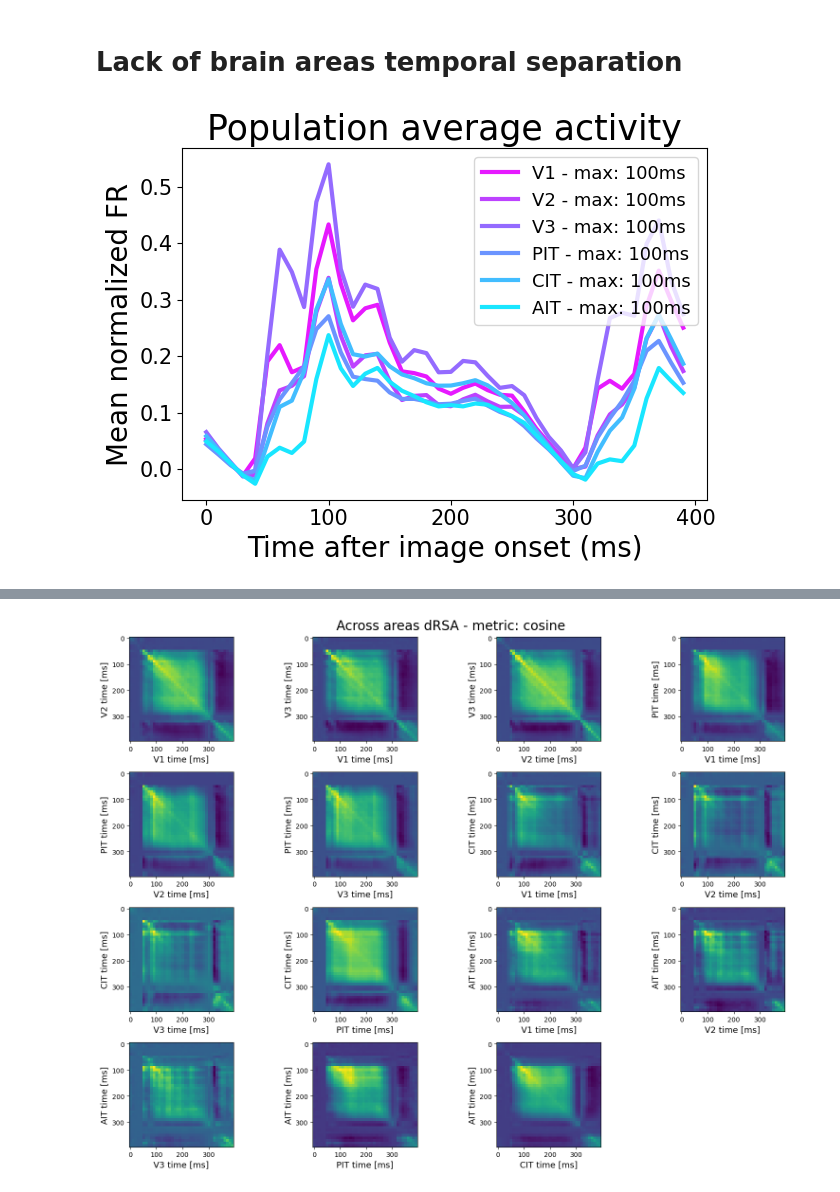
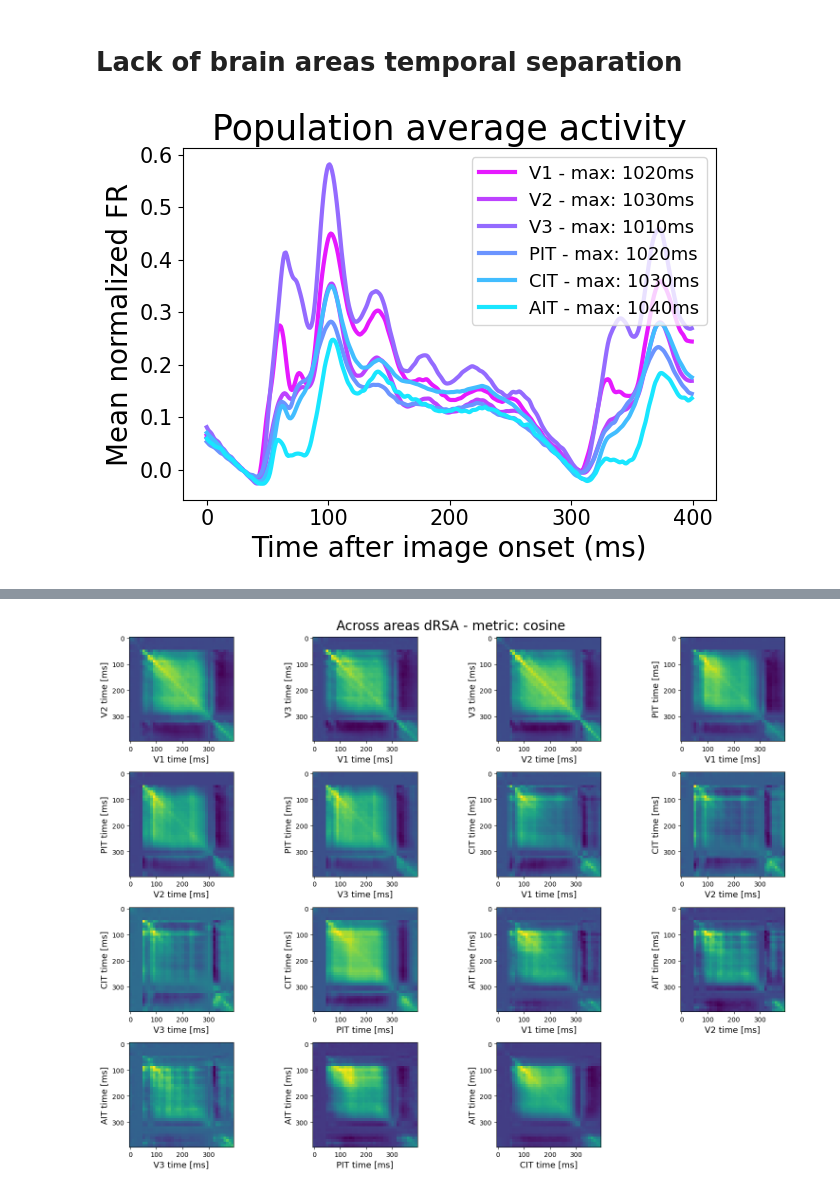
Before and after one commit to TizianoCausin01/temporal_context, a Jupyter notebook: python_scripts/scripts/figures_research_proposal.ipynb, the cells around one changed output, grey strips where cells are left out. Cells and saved outputs as stored; diff of their text form; code cells hidden in the pictures.

```diff
--- a/python_scripts/scripts/figures_research_proposal.ipynb
+++ b/python_scripts/scripts/figures_research_proposal.ipynb
@@ -326,29 +326,30 @@ plt.show()
 [figure]
 # %%
 from general_utils.utils import load_img_natraster, BrainAreas
-natraster = load_img_natraster(paths, cfg.monkey_name, cfg.date, new_fs=cfg.new_fs)
+natraster = load_img_natraster(paths, cfg.monkey_name, cfg.date, new_fs=1000)
 ba_obj = BrainAreas(cfg.monkey_name)
 # %% [markdown]
 # Lack of brain areas temporal separation
 # %%
 # visualize univariate activity
 cmap = truncate_colormap(plt.cm.cool_r)
 for idx, ba in enumerate(brain_areas):
     resp = ba_obj.slice_brain_area(natraster, ba)
     m = np.mean(resp.get_array(), axis=(0,2))
     # m_trials = np.mean(resp.get_array(), axis=2)
     # std = np.std(m_trials, axis=0)
     m_max = np.argmax(m)*1000/cfg.new_fs
     color=cmap(idx / (len(brain_areas) - 1))
     plt.plot(m, color=color, label=f"{ba} - max: {m_max:.0f}ms", linewidth=3,);
     # plt.fill_between(np.arange(m.shape[0]), m - std,m + std, color=color, alpha=0.3)
-plt.xticks(np.arange(0, m.shape[0]+1, 10), np.arange(0, m.shape[0]+1, 10)*1000//cfg.new_fs, fontsize=cfg.ticks_fontsize)
+# plt.xticks(np.arange(0, m.shape[0]+1, 10), np.arange(0, m.shape[0]+1, 10)*1000//cfg.new_fs, fontsize=cfg.ticks_fontsize)
+plt.xticks(np.arange(0, m.shape[0]+1, 100), np.arange(0, m.shape[0]+1, 100), fontsize=cfg.ticks_fontsize)
 plt.yticks(fontsize=cfg.ticks_fontsize)
 plt.ylabel("Mean normalized FR", fontsize=cfg.labels_fontsize)
 plt.xlabel("Time after image onset (ms)", fontsize=cfg.labels_fontsize)
 plt.title("Population average activity", fontsize=cfg.title_fontsize)
 plt.legend(loc='upper right', fontsize=cfg.legend_fontsize);
 plt.tight_layout()
 plt.savefig(f"{cfg.fig_dir}/avg_population_activity.pdf")
 # %% [output]
-[figure, old version]
+[figure, new version]
```
Also changed, not shown: parts of 8 cells of this notebook, 2 other files.
